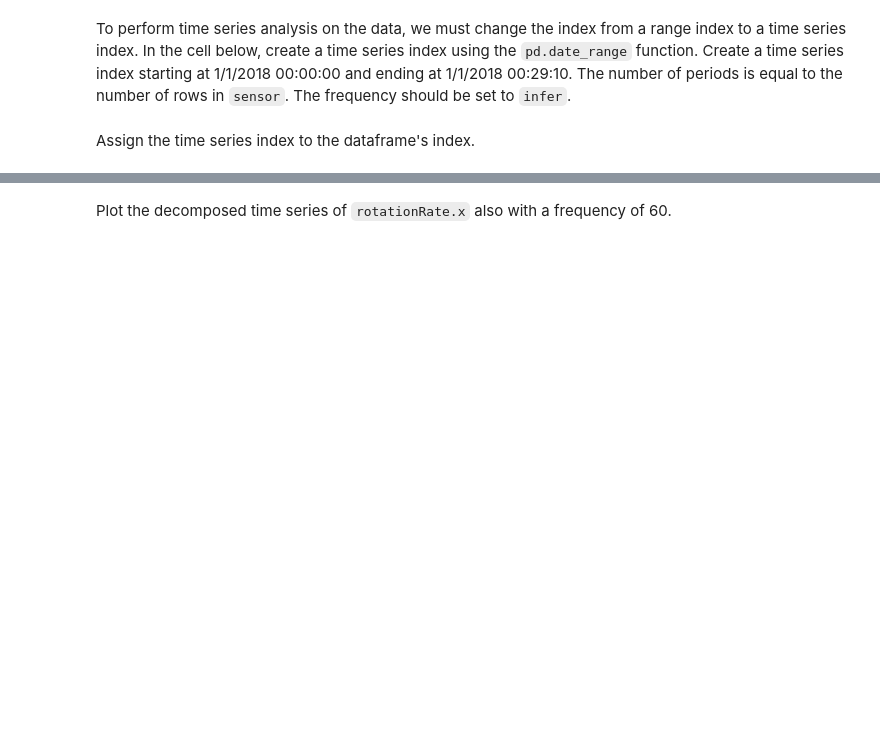
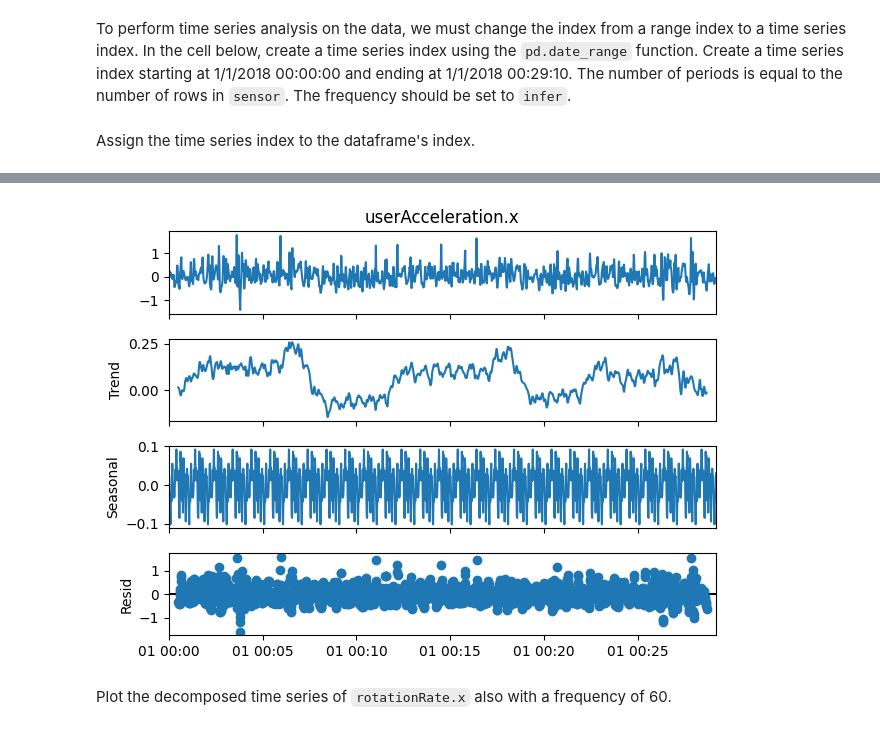
Before and after one commit to martijnooo/lab-time-series, a Jupyter notebook: your-code/main.ipynb, the cells around one changed output, grey strips where cells are left out. Saved outputs shown, nothing was run; the diff lists cells and outputs as text; code cells hidden in the pictures; blank space fills up the shorter version.

```diff
--- a/your-code/main.ipynb
+++ b/your-code/main.ipynb
@@ -37,7 +71,12 @@ To perform time series analysis on the data, we must change the index from a ran
+# %%
+# Your code here:
+
+time_index = pd.date_range(start='1/1/2018 00:00:00', end='1/1/2018 00:29:10', periods=len(sensor))
 # %% [markdown]
 Assign the time series index to the dataframe's index.
 # %%
 # Your code here:
+sensor.index = time_index
 # %% [markdown]
 Our next step is to decompose the time series and evaluate the patterns in the data. Load the `statsmodels.api` submodule and plot the decomposed plot of `userAcceleration.x`. Set `freq=60` in the `seasonal_decompose` function. Your graph should look like the one below.
 
@@ -47,2 +84,12 @@ Our next step is to decompose the time series and evaluate the patterns in the d
+# %%
+# Your code here:
+import statsmodels.api as sm
+import matplotlib.pyplot as plt
+
+decomposition = sm.tsa.seasonal_decompose(sensor['userAcceleration.x'], model='additive', period=60)
+decomposition.plot()
+plt.show()
+# %% [output]
+[figure, added]
 # %% [markdown]
 Plot the decomposed time series of `rotationRate.x` also with a frequency of 60.
```
Also changed, not shown: parts of 21 cells of this notebook.
